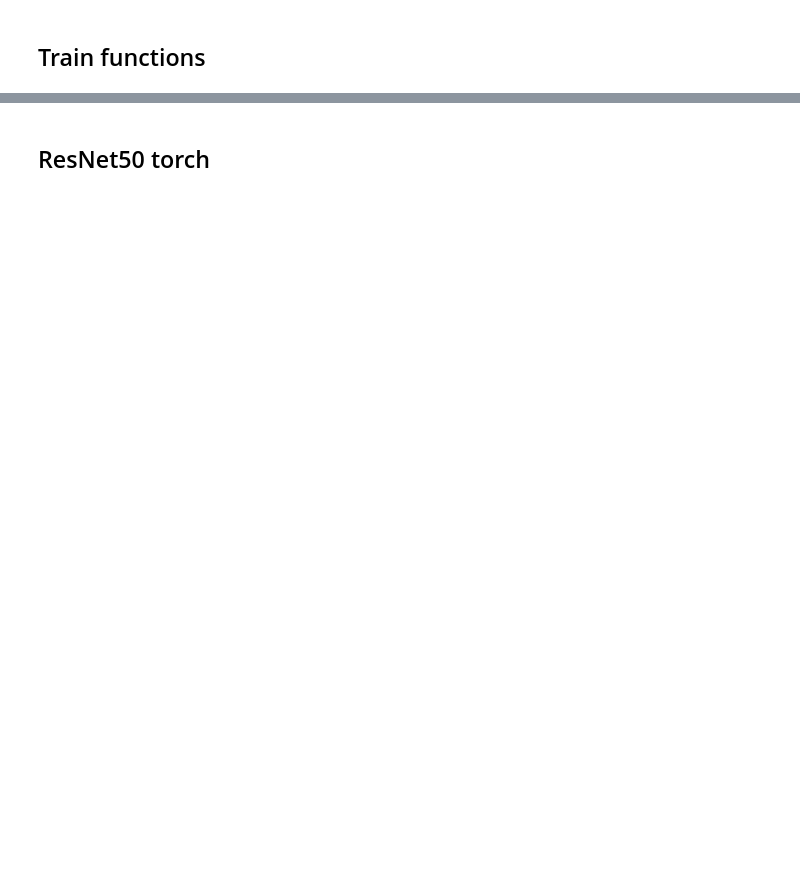
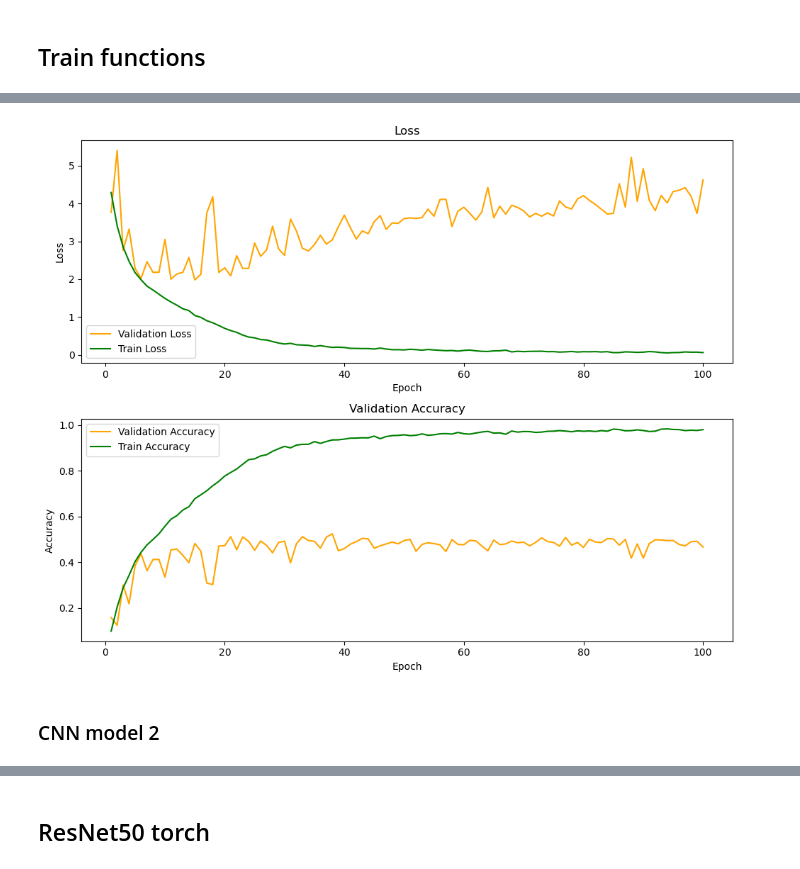
Before and after one commit to alexandra-dragomir/DL-Image-Classification, a Jupyter notebook: dl_project1.ipynb, the cells around one changed output, grey strips where cells are left out. Cells and saved outputs as stored; diff of their text form; code cells hidden in the pictures; blank space fills up the shorter version.

```diff
--- a/dl_project1.ipynb
+++ b/dl_project1.ipynb
@@ -182,5 +136,0 @@ predicted_labels = predictions.argmax(axis=1)
-# %%
-accuracy = accuracy_score(y_val, predicted_labels)
-f1 = f1_score(y_val, predicted_labels, average='weighted')  # Adjust the average parameter as needed
-print(f"F1 score on the val dataset: {f1}")
-print(f"Accuracy on the val dataset: {accuracy}")
@@ -291,0 +635,7 @@ def validate(model, X, y, batch_size, criterion = nn.CrossEntropyLoss()):
+# %%
+model = CNN_model1()
+sample = X_train[0].unsqueeze(-1).permute(3, 0, 1, 2)
+print(sample.shape)
+out = model(sample)
+# out = out.view(out.size(0), -1)
+print(out.shape)
@@ -291,0 +645,4 @@ def validate(model, X, y, batch_size, criterion = nn.CrossEntropyLoss()):
+# %%
+# model = CNN_model1()
+# model = model.to('cuda')
+val_loss_array, val_acc_array, train_loss_array, train_acc_array = train_model(model, X_train, y_train, X_test, y_test, batch_size = 32, num_epochs = 100, save_weights = False, weights_path = "resnet18")
@@ -291,0 +667,31 @@ def validate(model, X, y, batch_size, criterion = nn.CrossEntropyLoss()):
+# %%
+import matplotlib.pyplot as plt
+
+# Create a figure with subplots
+fig, (ax1, ax2) = plt.subplots(2, 1, figsize=(10, 8))
+epochs = range(1, len(val_loss_array)+1)
+# Plot validation loss
+ax1.plot(epochs, val_loss_array, 'orange', label='Validation Loss')
+ax1.plot(epochs, train_loss_array, 'green',  label='Train Loss')
+ax1.set_title('Loss')
+ax1.set_xlabel('Epoch')
+ax1.set_ylabel('Loss')
+ax1.legend()
+
+# Plot validation accuracy
+ax2.plot(epochs, val_acc_array, 'orange', label='Validation Accuracy')
+ax2.plot(epochs, train_acc_array, 'green', label='Train Accuracy')
+ax2.set_title('Validation Accuracy')
+ax2.set_xlabel('Epoch')
+ax2.set_ylabel('Accuracy')
+ax2.legend()
+
+# Adjust layout
+plt.tight_layout()
+
+# Show the plot
+plt.show()
+# %% [output]
+[figure, added]
+# %% [markdown]
+### CNN model 2
```
Also changed, not shown: parts of 82 cells of this notebook, 9 other files.
